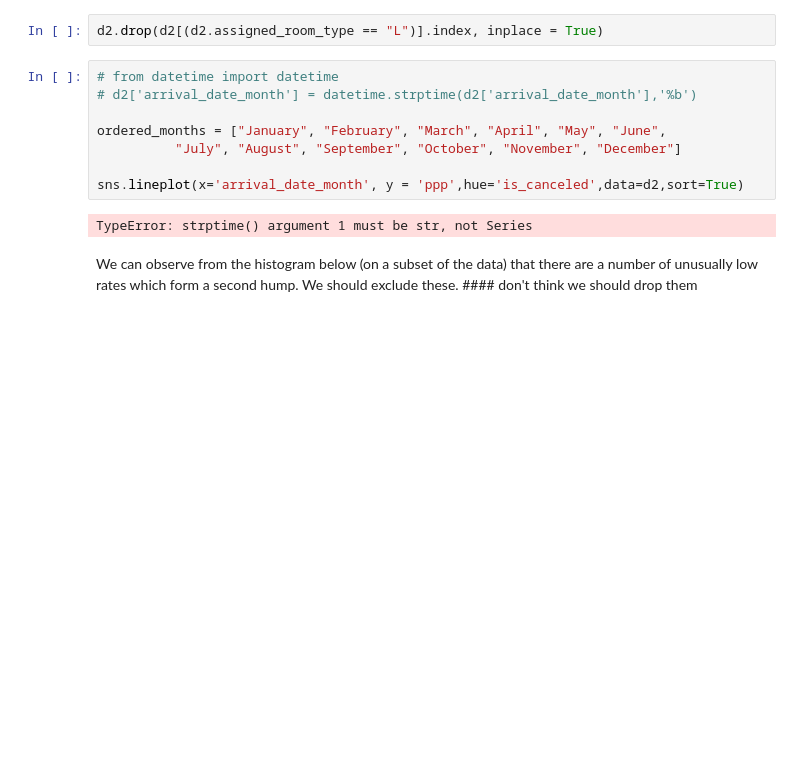
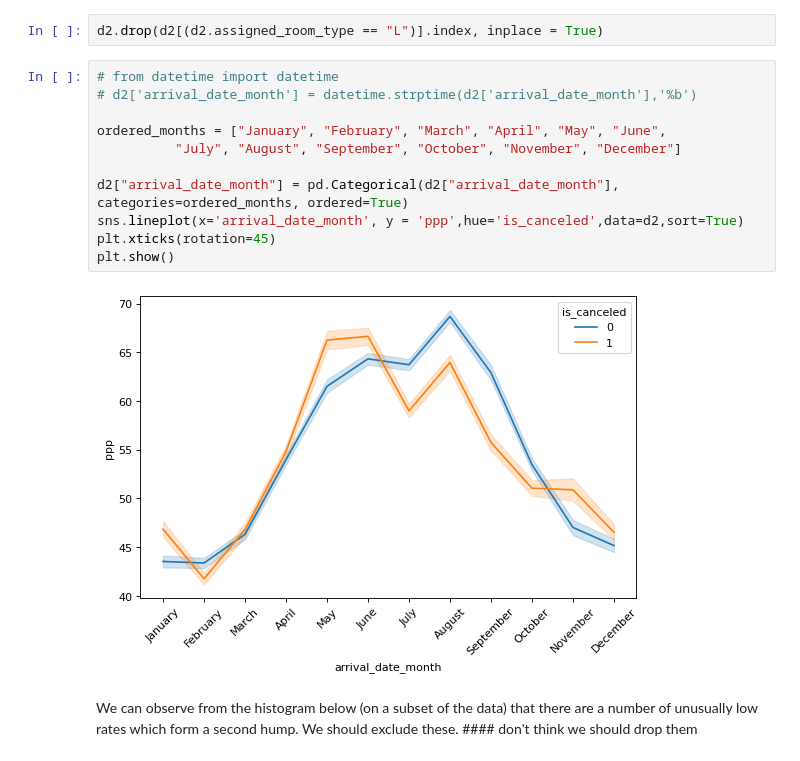
Before and after one commit to abumaz99/MLP-A2, a Jupyter notebook: proj2.ipynb, the cells around one changed output. Cells and saved outputs as stored; diff of their text form; blank space fills up the shorter version.

Commit message:
room type work

```diff
--- a/proj2.ipynb
+++ b/proj2.ipynb
@@ -226,13 +226,16 @@ d2.drop(d2[(d2.assigned_room_type == "L")].index, inplace = True)
 # %%
 # from datetime import datetime
 # d2['arrival_date_month'] = datetime.strptime(d2['arrival_date_month'],'%b')
 
 ordered_months = ["January", "February", "March", "April", "May", "June",
           "July", "August", "September", "October", "November", "December"]
 
+d2["arrival_date_month"] = pd.Categorical(d2["arrival_date_month"], categories=ordered_months, ordered=True)
 sns.lineplot(x='arrival_date_month', y = 'ppp',hue='is_canceled',data=d2,sort=True)
+plt.xticks(rotation=45)
+plt.show()
 # %% [output]
-TypeError: strptime() argument 1 must be str, not Series
+[figure, added]
 # %% [markdown]
 We can observe from the histogram below (on a subset of the data) that there are a number of unusually low rates which form a second hump. We should exclude these. #### don't think we should drop them
 # %%
```
